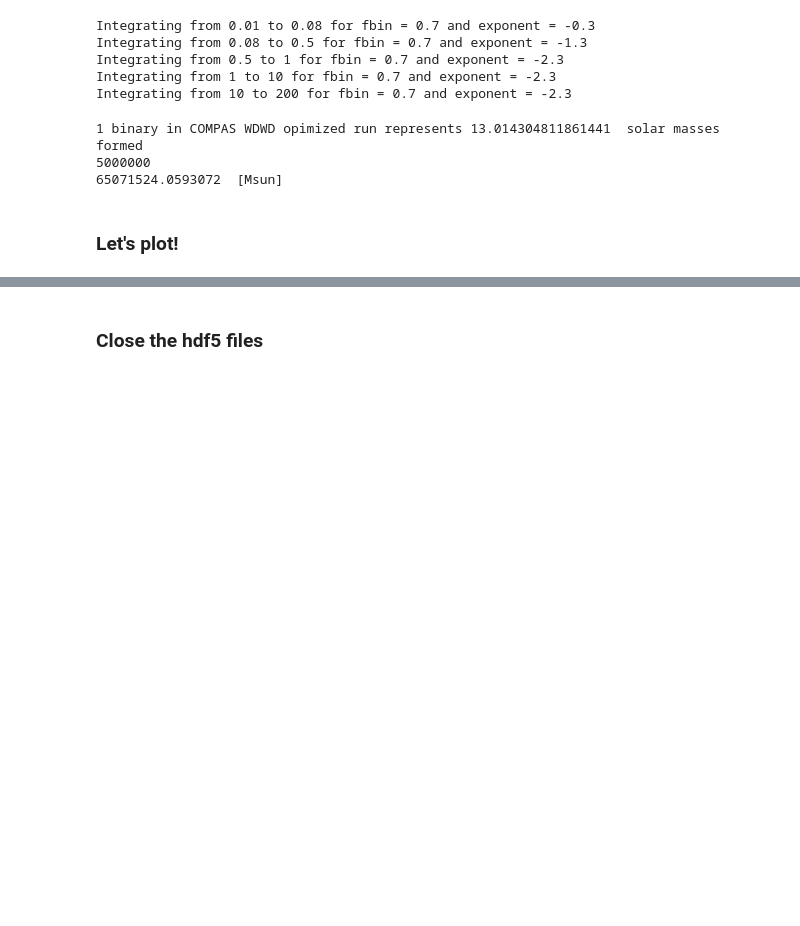
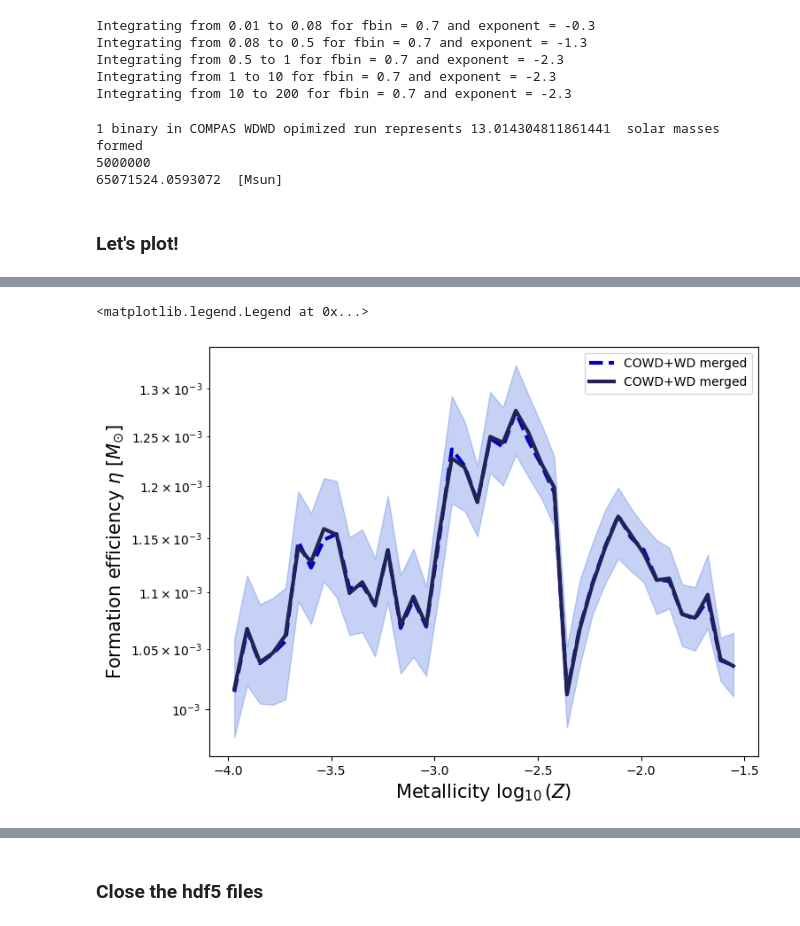
Before and after one commit to melanie-santiago26/research_work, a Jupyter notebook: making_figures/cleaned_making_figures_tutorials/code/formation_efficencies.ipynb, the cells around one changed output, grey strips where cells are left out. Drawn from its saved outputs; the diff is of its cells as text; code cells hidden in the pictures; blank space fills up the shorter version.

```diff
--- a/making_figures/cleaned_making_figures_tutorials/code/formation_efficencies.ipynb
+++ b/making_figures/cleaned_making_figures_tutorials/code/formation_efficencies.ipynb
@@ -266,0 +305,26 @@ plt.legend()
+# %%
+# plotting formation efficencies
+
+fig, axs = plt.subplots(1,1, figsize=(8, 6))
+cset = tc.dark
+
+hist_COWD_WDopt, bin_edges_COWD_WDopt = np.histogram(np.log10(metallicity_merged_COWD_WDopt), weights=formation_efficiencies_COWD_WDopt, bins=40, density=True)
+
+bin_centers_COWD_WDopt = (bin_edges_COWD_WDopt[0:-1] + bin_edges_COWD_WDopt[1:])/2
+normalization_COWD_WDopt = np.sum(formation_efficiencies_COWD_WDopt)
+
+# plotting
+axs.fill_between(bin_centers_COWD_WDopt, percentiles_WDWD[0], percentiles_WDWD[2], alpha = 0.3, color = 'royalblue')
+axs.plot(bin_centers_COWD_WDopt, percentiles_WDWD[1], color='mediumblue', lw=3, ls='--', label='COWD+WD merged')
+axs.plot(bin_centers_COWD_WDopt, hist_COWD_WDopt*normalization_COWD_WDopt,color=cset.dark_blue, lw=3, label='COWD+WD merged')
+
+
+plt.yscale('log')
+# plt.ylim(10**-6, 10**-3.5)
+
+plt.ylabel(r'Formation efficiency $\eta \ [M_{\odot}]$', fontsize=15)
+plt.xlabel(r'Metallicity $\log_{10}(Z)$', fontsize=15)
+plt.legend()
+# %% [output]
+<matplotlib.legend.Legend at 0x...>
+[figure, added]
```
Also changed, not shown: parts of 12 cells of this notebook, 1 other file.
